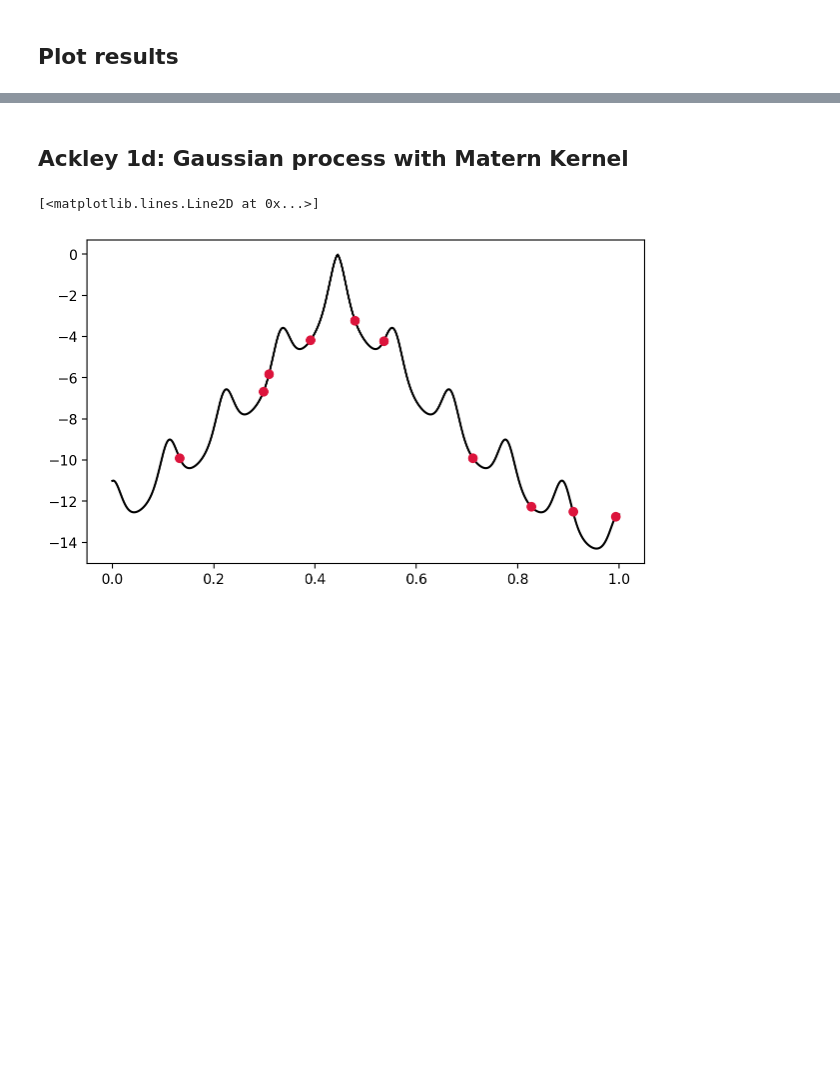
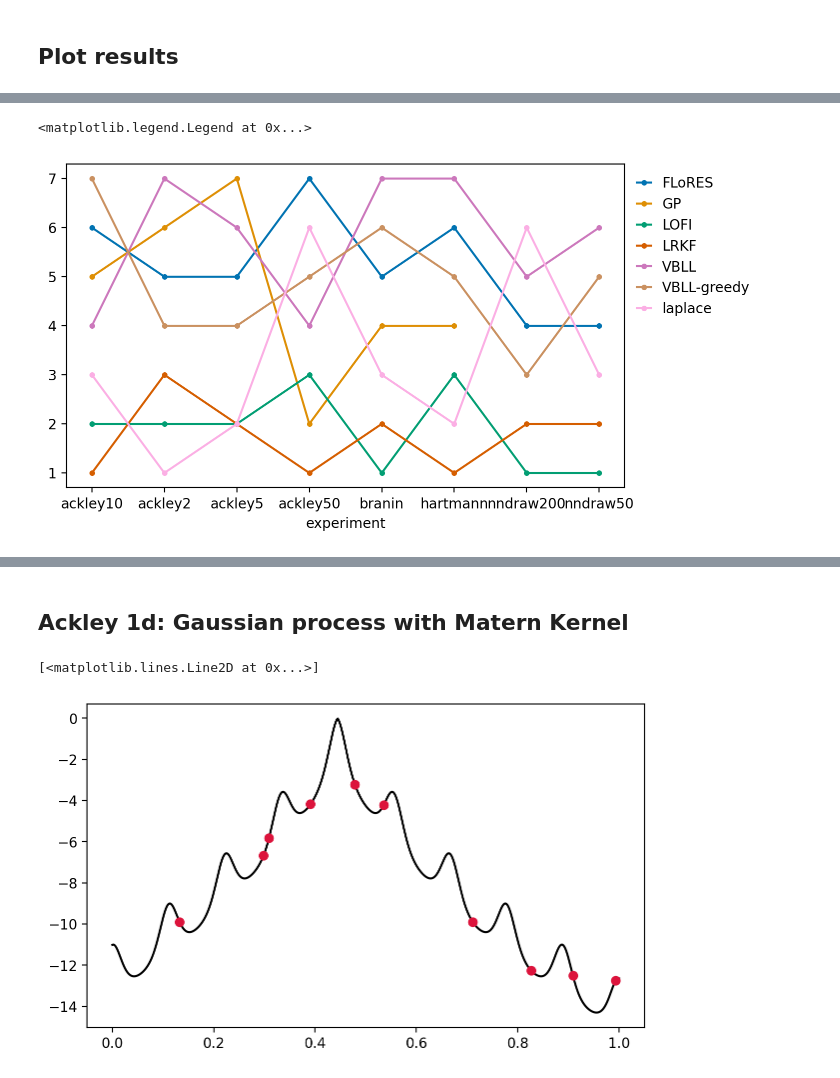
Before and after one commit to gerdm/low-rank-last-layer-inference, a Jupyter notebook: experiments/01-bayesopt-classic.ipynb, the cells around one changed output, grey strips where cells are left out. Saved outputs shown, nothing was run; the diff lists cells and outputs as text; code cells hidden in the pictures; blank space fills up the shorter version.

```diff
--- a/experiments/01-bayesopt-classic.ipynb
+++ b/experiments/01-bayesopt-classic.ipynb
@@ -221,0 +242,7 @@ axs[0,2].legend(loc="upper right", bbox_to_anchor=(1.9, 1.0), frameon=False)
+# %%
+rank_ybest = summary.pivot_table(index="method", columns="experiment")["y_best"].rank(axis=0)
+rank_ybest.T.plot(marker="o", markersize=3)
+plt.legend(bbox_to_anchor=(1,1), handlelength=1, frameon=False)
+# %% [output]
+<matplotlib.legend.Legend at 0x...>
+[figure, added]
```
Also changed, not shown: parts of 19 cells of this notebook, 4 other files.
